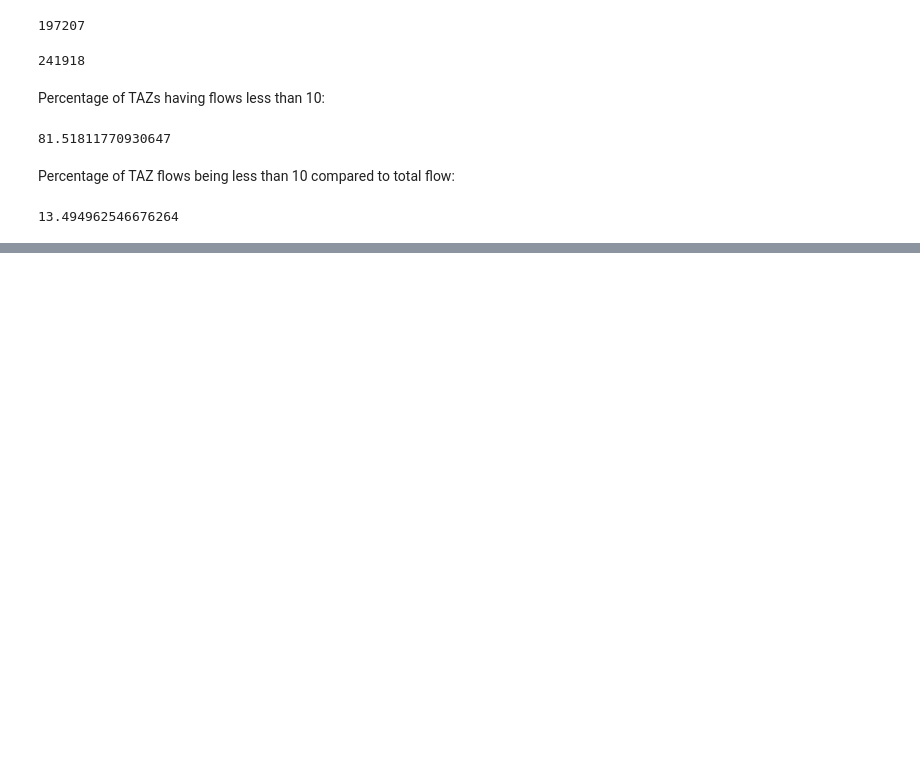
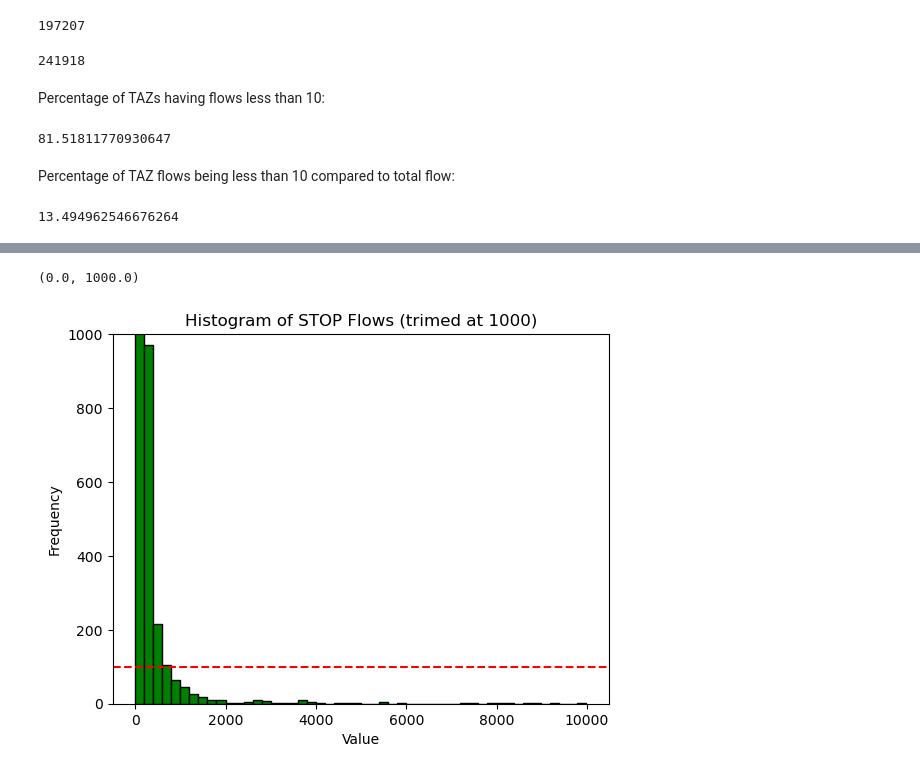
Before and after one commit to arsalanesmaili/kcm_ridership, a Jupyter notebook: flows.ipynb, the cells around one changed output, grey strips where cells are left out. Drawn from its saved outputs; the diff is of its cells as text; code cells hidden in the pictures; blank space fills up the shorter version.

```diff
--- a/flows.ipynb
+++ b/flows.ipynb
@@ -511,0 +534,11 @@ sum(threshold_TAZ)/total_flow*100
+# %%
+plt.hist(stop_flows,bins=50, color='green', edgecolor='black')
+plt.xlabel('Value')
+plt.ylabel('Frequency')
+plt.title('Histogram of STOP Flows (trimed at 1000)')
+plt.axhline(y=100, color='red', linestyle='--', label='y=100')
+# plt.xlim(6000, 8000)
+plt.ylim(0, 1000)
+# %% [output]
+(0.0, 1000.0)
+[figure, added]
```
Also changed, not shown: parts of 13 cells of this notebook.
